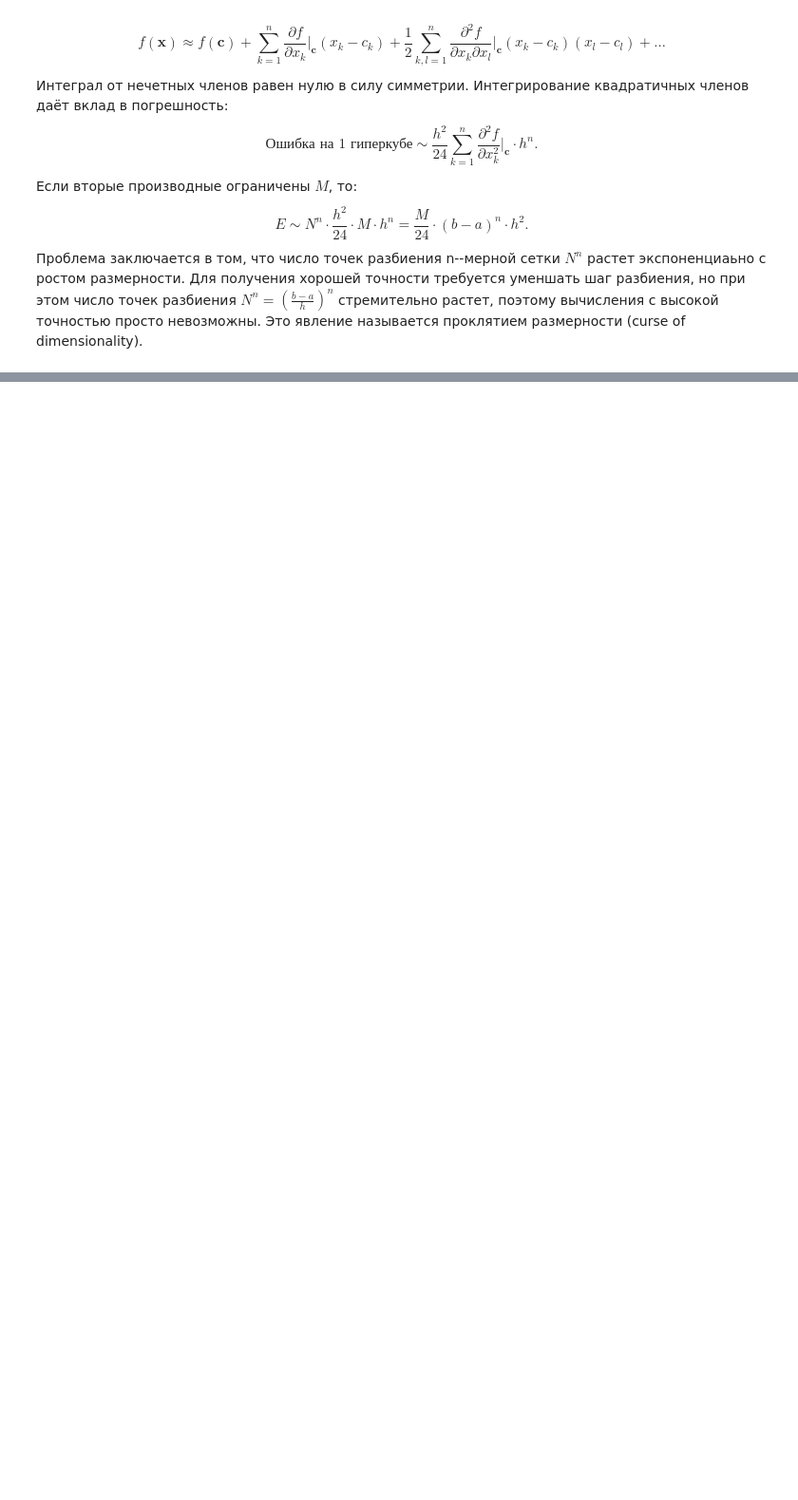
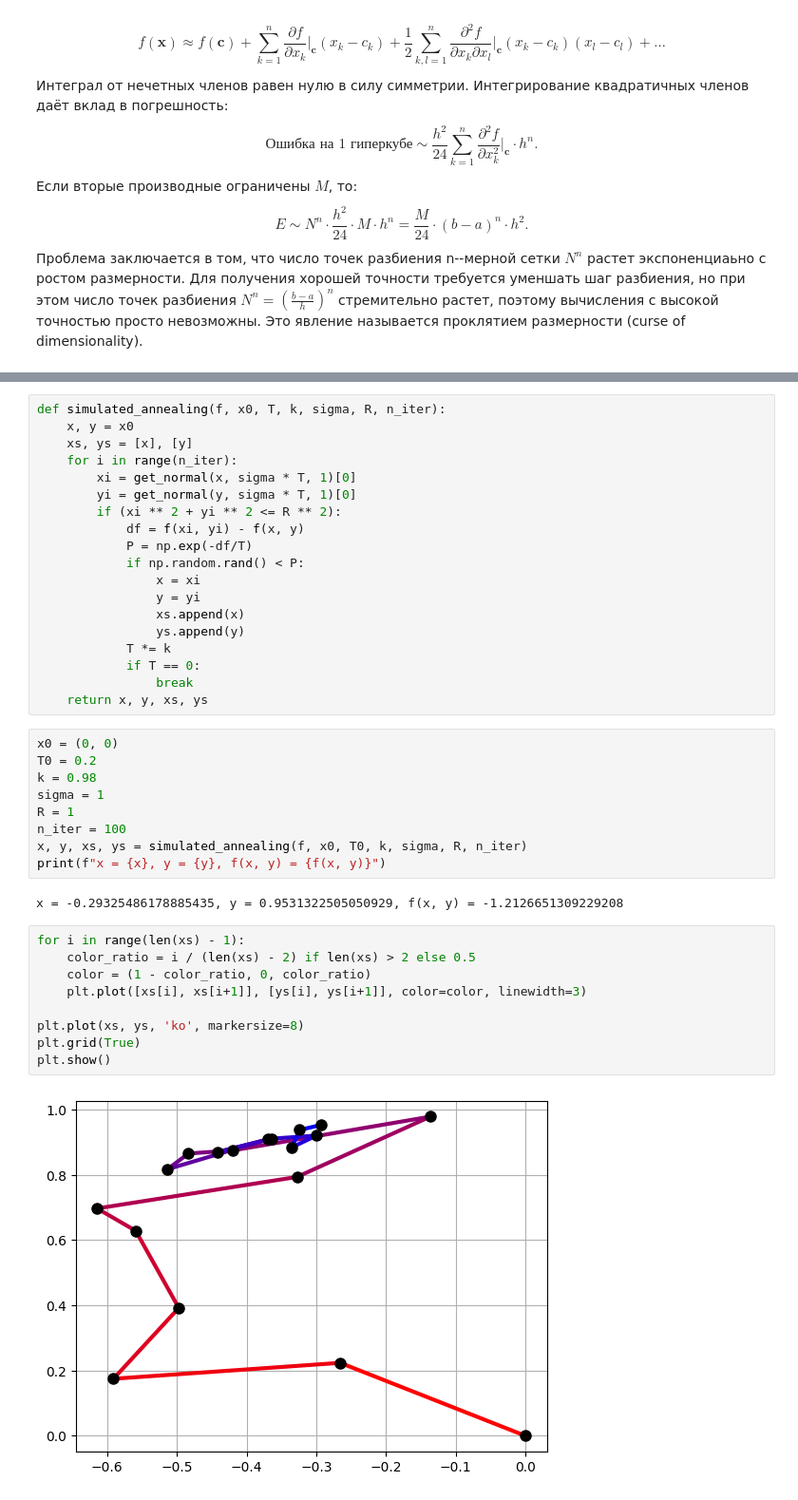
Before and after one commit to Taratin478478/practicum, a Jupyter notebook: semester_7/StochAn/stochastic__analysis_milovidov.ipynb, the cells around one changed output, grey strips where cells are left out. Shown at 95% size. Saved outputs shown, nothing was run; the diff lists cells and outputs as text; blank space fills up the shorter version.

```diff
--- a/semester_7/StochAn/stochastic__analysis_milovidov.ipynb
+++ b/semester_7/StochAn/stochastic__analysis_milovidov.ipynb
@@ -1322,0 +1450,41 @@ $$
+# %%
+def simulated_annealing(f, x0, T, k, sigma, R, n_iter):
+    x, y = x0
+    xs, ys = [x], [y]
+    for i in range(n_iter):
+        xi = get_normal(x, sigma * T, 1)[0]
+        yi = get_normal(y, sigma * T, 1)[0]
+        if (xi ** 2 + yi ** 2 <= R ** 2):
+            df = f(xi, yi) - f(x, y)
+            P = np.exp(-df/T)
+            if np.random.rand() < P:
+                x = xi
+                y = yi
+                xs.append(x)
+                ys.append(y)
+            T *= k
+            if T == 0:
+                break
+    return x, y, xs, ys
+# %%
+x0 = (0, 0)
+T0 = 0.2
+k = 0.98
+sigma = 1
+R = 1
+n_iter = 100
+x, y, xs, ys = simulated_annealing(f, x0, T0, k, sigma, R, n_iter)
+print(f"x = {x}, y = {y}, f(x, y) = {f(x, y)}")
+# %% [output]
+x = -0.29325486178885435, y = 0.9531322505050929, f(x, y) = -1.2126651309229208
+# %%
+for i in range(len(xs) - 1):
+    color_ratio = i / (len(xs) - 2) if len(xs) > 2 else 0.5
+    color = (1 - color_ratio, 0, color_ratio)
+    plt.plot([xs[i], xs[i+1]], [ys[i], ys[i+1]], color=color, linewidth=3)
+
+plt.plot(xs, ys, 'ko', markersize=8)
+plt.grid(True)
+plt.show()
+# %% [output]
+[figure, added]
```
Also changed, not shown: parts of 59 cells of this notebook.
